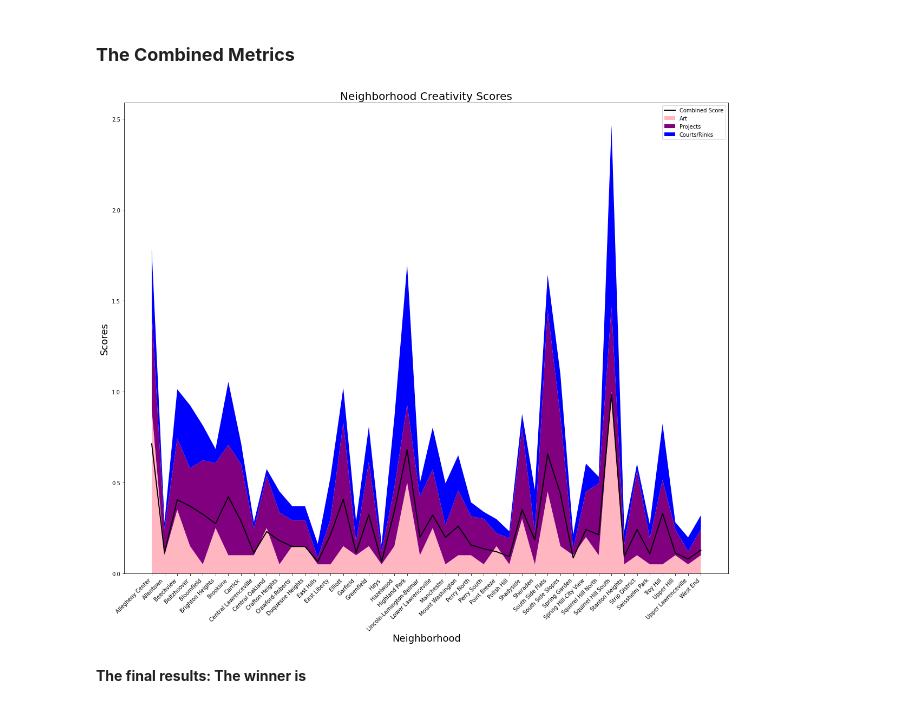
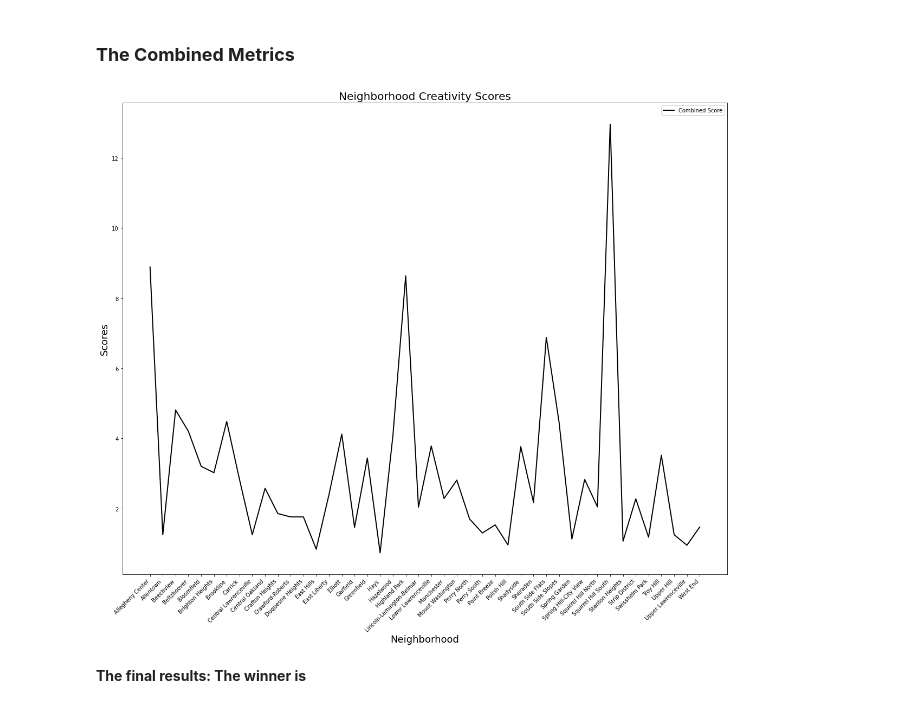
Before and after one commit to Jeanan3/CS-Final-Project, a Jupyter notebook: Project_Final_Notebook.ipynb, the cells around one changed output. Saved outputs shown, nothing was run; the diff lists cells and outputs as text; code cells hidden in the pictures.

```diff
--- a/Project_Final_Notebook.ipynb
+++ b/Project_Final_Notebook.ipynb
@@ -119,52 +119,45 @@ courts_rinks = pd.read_csv("courts_rinks.csv")
 #seletcing what column should be counted to use for the scoring metric
 city_art = pitt_public_art.groupby('neighborhood')['title'].count().reset_index()
 city_projects = projects_data.groupby('neighborhood')['id'].count().reset_index()
 city_courts = courts_rinks.groupby('neighborhood')['name'].count().reset_index()
 
 #merging all the sepatre data bases
 combined_db = city_art.merge(city_projects, on='neighborhood', suffixes=('_art','_projects'))
 combined_db = combined_db.merge(city_courts, on= 'neighborhood')
 
 #creating a new column to score counts of art, projects, courts; these column are used for calculations
 combined_db['total_art'] = combined_db['title']
 combined_db['total_projects'] = combined_db['id']
 combined_db['total_courts'] = combined_db['name']
 
-#
-combined_db['score_art'] = combined_db['total_art']/combined_db['total_art'].max()
-combined_db['score_projects'] = combined_db['total_projects']/combined_db['total_projects'].max()
-combined_db['score_courts'] = combined_db['total_courts']/combined_db['total_courts'].max()
+#Calulating the average score for each catergory
+average_score_art = combined_db['total_art'].mean()
+average_score_projects = combined_db['total_projects'].mean()
+average_score_courts = combined_db['total_courts'].mean()
 
+#creating the combined score based on the averages [Divides ratio of creativity pieces within each neighborhood to the average count of creativity pieces across all neighborhoods]
 combined_db['combined_score'] = (
-    0.4 * combined_db['score_art'] +
-    0.4 * combined_db['score_projects'] +
-    0.4 * combined_db['score_courts']
+    (combined_db['total_art']/average_score_art) +
+    (combined_db['total_projects']/average_score_projects) +
+    (combined_db['total_courts']/average_score_courts)
+)
 
-)
 fig, ax = plt.subplots(figsize=(20, 16))
 
-ax.stackplot(
-    combined_db['neighborhood'],
-    combined_db['score_art'],
-    combined_db['score_projects'],
-    combined_db['score_courts'],
-    labels=['Art', 'Projects', 'Courts/Rinks'],
-    colors=['lightpink', 'purple', 'blue']
-)
-
+#Ploting the combined scores
 ax.plot(combined_db['neighborhood'], combined_db['combined_score'], label='Combined Score', color='black', linewidth=2)
 
 #Outlines: color labels
 ax.set_title("Neighborhood Creativity Scores", fontsize=20)
 ax.set_xlabel("Neighborhood", fontsize=18)
 ax.set_ylabel("Scores", fontsize=18)
 ax.legend()
 
-
+#plot
 plt.xticks(rotation=45, ha='right')
 plt.show()
 # %% [output]
-[figure, old version]
+[figure, new version]
 # %% [markdown]
 **The final results: The winner is**
 # %% [markdown]
```
Also changed, not shown: parts of 1 cell of this notebook.
